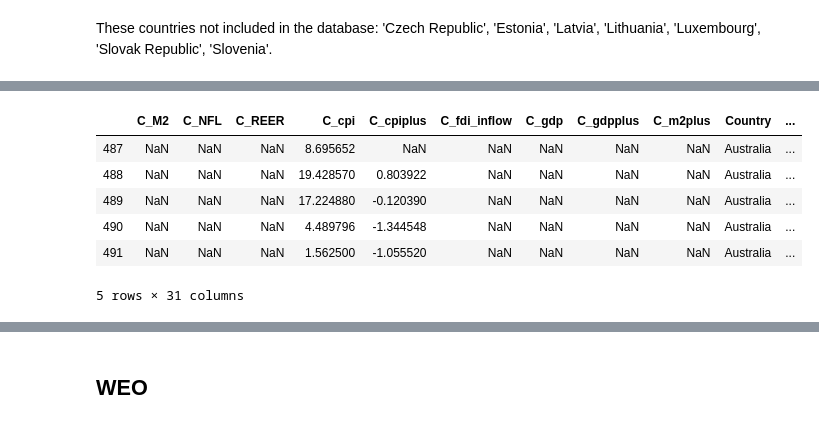
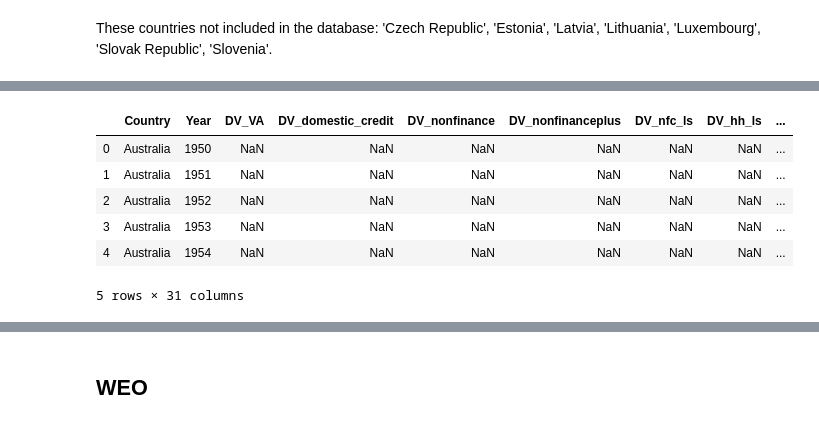
Before and after one commit to YueminLi/Financialization-, a Jupyter notebook: OECD.ipynb, the cells around one changed output, grey strips where cells are left out. Drawn from its saved outputs; the diff is of its cells as text; code cells hidden in the pictures.

```diff
--- a/OECD.ipynb
+++ b/OECD.ipynb
@@ -357,7 +416,8 @@ Russia                        1950      1987     38
 Slovak Republic               1950      1989     40
 Slovenia                      1950      1989     40
 # %%
-# append to the full data frame
-oecd_percent = oecd_percent.append([global_debt])
+# merge to the full data frame
+# oecd_percent = oecd_percent.append([global_debt])
+oecd_percent = pd.merge(oecd_percent, global_debt, on=['Country', 'Year'])
 oecd_percent.head()
 # %% [output]
@@ -373,7 +453,7 @@ oecd_percent.head()
 oecd_percent = oecd_percent.drop(['cg', 'gg', 'ngdp', 'DV_debt'], axis = 1)
 # %%
 # rename columns
-oecd_percent = oecd_percent.rename(columns={'hh_ls': 'DV_hh_ls', 'pvd_ls': 'DV_pvd_ls'})
+oecd_percent = oecd_percent.rename(columns={'hh_ls': 'DV_hh_ls', 'pvd_ls': 'DV_pvd_ls', 'nfc_ls': 'DV_nfc_ls'})
 # %%
 oecd_percent.columns
 # %% [output]
@@ -386,7 +466,7 @@ Index(['C_M2', 'C_NFL', 'C_REER', 'C_cpi', 'C_cpiplus', 'C_fdi_inflow',
 # %%
 # reorder columns
 oecd_percent = oecd_percent[['Country', 'Year', 'DV_VA', 'DV_domestic_credit',
-       'DV_pvd_ls', 'DV_nonfinance', 'DV_nonfinanceplus', 'nfc_ls', 'DV_hh_ls',
+       'DV_nonfinance', 'DV_nonfinanceplus', 'DV_nfc_ls', 'DV_hh_ls', 'DV_pvd_ls',
        'IV_lending', 'IV_trade_balance',
        'C_M2', 'C_m2plus', 'C_NFL', 'C_REER', 'C_cpi', 'C_cpiplus', 'C_fdi_inflow',
        'IV_fdi_outflow', 'C_gdp', 'C_gdpplus']]
@@ -475,6 +575,12 @@ def public_finance_transform(df):
        'Slovak Republic', 'Slovenia', 'South Africa', 'Spain', 'Sweden',
        'Switzerland', 'Turkey', 'United Kingdom', 'United States'])]
 
+    # change data type to float
+    convert_dict = {'gg_debt': float,
+                'gg_budg': float
+               }
+    df = df.astype(convert_dict)
+
     return df
 # %%
 public_finance = public_finance_transform(public_finance)
@@ -520,15 +646,15 @@ United Kingdom                1800      1969    170
 United States                 1800      1959    160
 # %%
 # append to full data frame
-oecd_percent = oecd_percent.append([public_finance])
+oecd_percent = pd.merge(oecd_percent, public_finance, on=['Country', 'Year'])
 oecd_percent.head()
 # %% [output]
-|  | C_M2 | C_NFL | C_REER | C_cpi | C_cpiplus | C_fdi_inflow | C_gdp | C_gdpplus | C_m2plus | Country | ... |
-| 487 | NaN | NaN | NaN | 8.695652 | NaN | NaN | NaN | NaN | NaN | Australia | ... |
-| 488 | NaN | NaN | NaN | 19.428570 | 0.803922 | NaN | NaN | NaN | NaN | Australia | ... |
-| 489 | NaN | NaN | NaN | 17.224880 | -0.120390 | NaN | NaN | NaN | NaN | Australia | ... |
-| 490 | NaN | NaN | NaN | 4.489796 | -1.344548 | NaN | NaN | NaN | NaN | Australia | ... |
-| 491 | NaN | NaN | NaN | 1.562500 | -1.055520 | NaN | NaN | NaN | NaN | Australia | ... |
+|  | Country | Year | DV_VA | DV_domestic_credit | DV_nonfinance | DV_nonfinanceplus | DV_nfc_ls | DV_hh_ls | ... |
+| 0 | Australia | 1950 | NaN | NaN | NaN | NaN | NaN | NaN | ... |
+| 1 | Australia | 1951 | NaN | NaN | NaN | NaN | NaN | NaN | ... |
+| 2 | Australia | 1952 | NaN | NaN | NaN | NaN | NaN | NaN | ... |
+| 3 | Australia | 1953 | NaN | NaN | NaN | NaN | NaN | NaN | ... |
+| 4 | Australia | 1954 | NaN | NaN | NaN | NaN | NaN | NaN | ... |
 5 rows × 31 columns
 # %%
 # drop unnecessary columns
```
Also changed, not shown: parts of 19 cells of this notebook.
